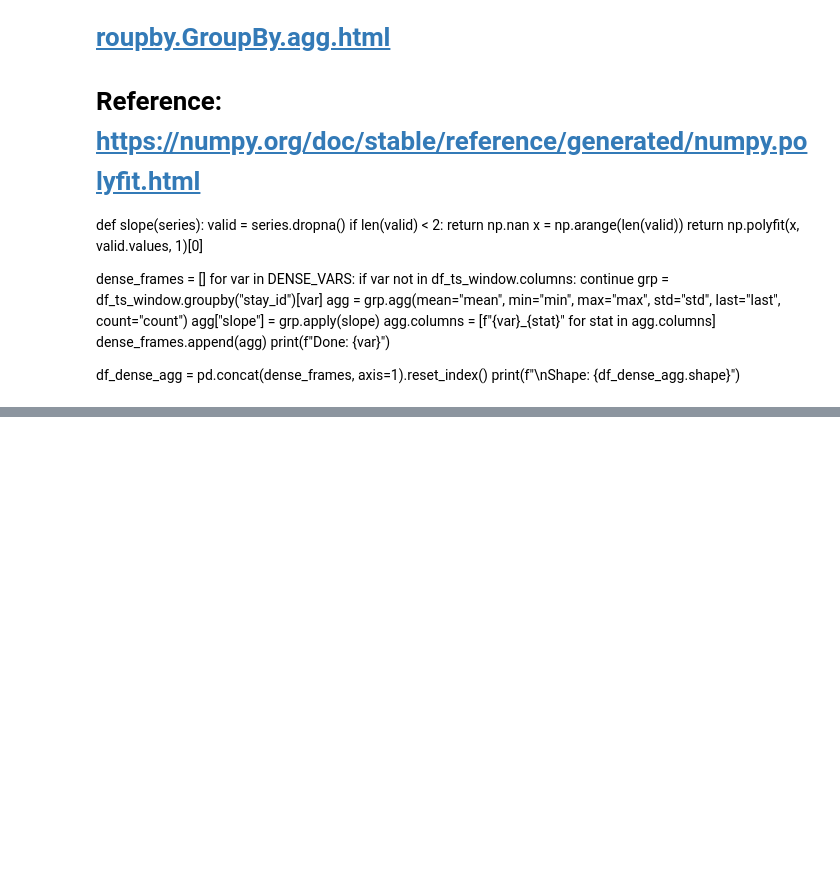
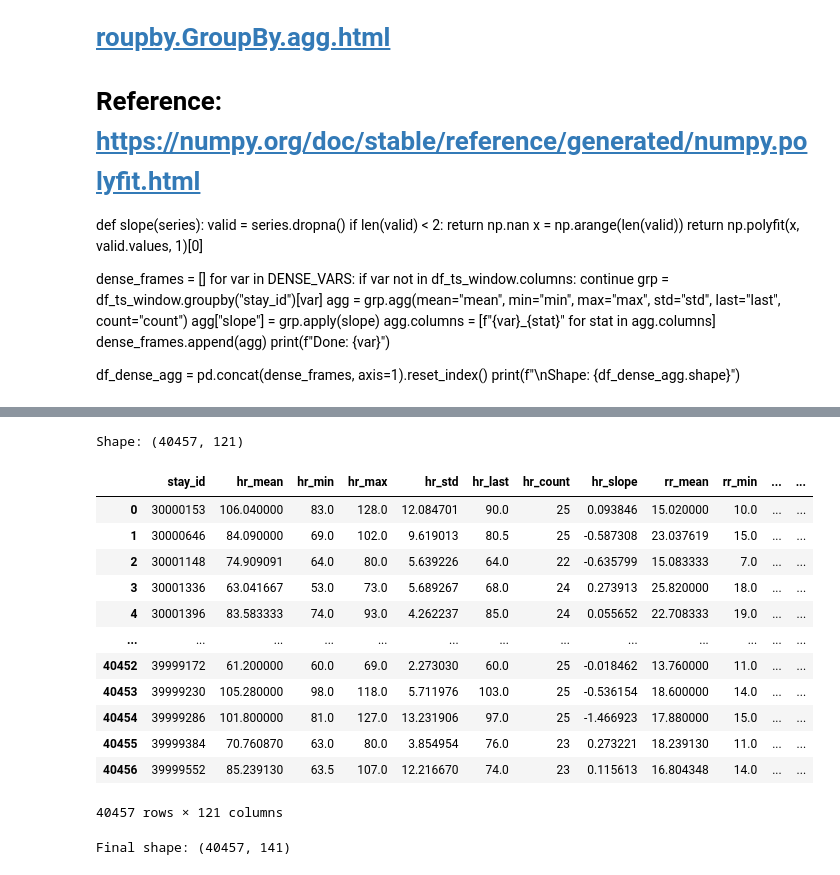
Before and after one commit to hasib-vet/SPH6004-group-assignment, a Jupyter notebook: step 4.ipynb, the cells around one changed output, grey strips where cells are left out. Saved outputs shown, nothing was run; the diff lists cells and outputs as text; code cells hidden in the pictures; blank space fills up the shorter version.

```diff
--- a/step 4.ipynb
+++ b/step 4.ipynb
@@ -344,0 +913,9 @@ Expected from pipeline log: 40,457 rows x 142 columns
+# %%
+# aggregating sofa coagulation score (sofa_coag)
+
+sofa_coag_agg = df_ts_window.groupby("stay_id")["sofa_coag"].agg(
+    sofa_coag_mean="mean", sofa_coag_min="min", sofa_coag_max="max",
+    sofa_coag_last="last", sofa_coag_count="count"
+).reset_index()
+
+sofa_coag_agg.head()
@@ -344,0 +929,4 @@ Expected from pipeline log: 40,457 rows x 142 columns
+# %%
+df_sparse_agg = df_sparse_agg.merge(sofa_coag_agg, on="stay_id", how="left")
+
+df_sparse_agg.head()
@@ -344,0 +941,9 @@ Expected from pipeline log: 40,457 rows x 142 columns
+# %%
+# aggregating sofa central nervous system score (sofa_cns)
+
+sofa_cns_agg = df_ts_window.groupby("stay_id")["sofa_cns"].agg(
+    sofa_cns_mean="mean", sofa_cns_min="min", sofa_cns_max="max",
+    sofa_cns_last="last", sofa_cns_count="count"
+).reset_index()
+
+sofa_cns_agg.head()
@@ -344,0 +957,6 @@ Expected from pipeline log: 40,457 rows x 142 columns
+# %%
+#all together in for sparse variables
+
+df_sparse_agg = df_sparse_agg.merge(sofa_cns_agg, on="stay_id", how="left")
+
+df_sparse_agg.head()
@@ -345,3 +1010,38 @@ Expected from pipeline log: 40,457 rows x 142 columns
+# %%
+# merging dense and sparse aggregations
+
+df_ts_agg = df_dense_agg.merge(df_sparse_agg, on="stay_id", how="left")
+
+df_ts_agg
+# %% [output]
+Shape: (40457, 121)
+|  | stay_id | hr_mean | hr_min | hr_max | hr_std | hr_last | hr_count | hr_slope | rr_mean | rr_min | ... | ... |
+| 0 | 30000153 | 106.040000 | 83.0 | 128.0 | 12.084701 | 90.0 | 25 | 0.093846 | 15.020000 | 10.0 | ... | ... |
+| 1 | 30000646 | 84.090000 | 69.0 | 102.0 | 9.619013 | 80.5 | 25 | -0.587308 | 23.037619 | 15.0 | ... | ... |
+| 2 | 30001148 | 74.909091 | 64.0 | 80.0 | 5.639226 | 64.0 | 22 | -0.635799 | 15.083333 | 7.0 | ... | ... |
+| 3 | 30001336 | 63.041667 | 53.0 | 73.0 | 5.689267 | 68.0 | 24 | 0.273913 | 25.820000 | 18.0 | ... | ... |
+| 4 | 30001396 | 83.583333 | 74.0 | 93.0 | 4.262237 | 85.0 | 24 | 0.055652 | 22.708333 | 19.0 | ... | ... |
+| ... | ... | ... | ... | ... | ... | ... | ... | ... | ... | ... | ... | ... |
+| 40452 | 39999172 | 61.200000 | 60.0 | 69.0 | 2.273030 | 60.0 | 25 | -0.018462 | 13.760000 | 11.0 | ... | ... |
+| 40453 | 39999230 | 105.280000 | 98.0 | 118.0 | 5.711976 | 103.0 | 25 | -0.536154 | 18.600000 | 14.0 | ... | ... |
+| 40454 | 39999286 | 101.800000 | 81.0 | 127.0 | 13.231906 | 97.0 | 25 | -1.466923 | 17.880000 | 15.0 | ... | ... |
+| 40455 | 39999384 | 70.760870 | 63.0 | 80.0 | 3.854954 | 76.0 | 23 | 0.273221 | 18.239130 | 11.0 | ... | ... |
+| 40456 | 39999552 | 85.239130 | 63.5 | 107.0 | 12.216670 | 74.0 | 23 | 0.115613 | 16.804348 | 14.0 | ... | ... |
+40457 rows × 121 columns
+# %%
+# adding missingness flag for each variable
+# 1 = variable was measured at least once during observation window
+# 0 = variable was never measured
+# Reference: https://pandas.pydata.org/docs/reference/api/pandas.DataFrame.loc.html
+
+all_vars = DENSE_VARS + SPARSE_VARS
+
+for var in all_vars:
+    count_col = f"{var}_count"
+    if count_col in df_ts_agg.columns:
+        df_ts_agg[f"{var}_measured"] = (df_ts_agg[count_col] > 0).astype(int)
+# %% [output]
+Final shape: (40457, 141)
 # %%
 # exporting time series aggregated features
 # Reference: https://pandas.pydata.org/docs/reference/api/pandas.DataFrame.to_csv.html
```
Also changed, not shown: parts of 49 cells of this notebook.
